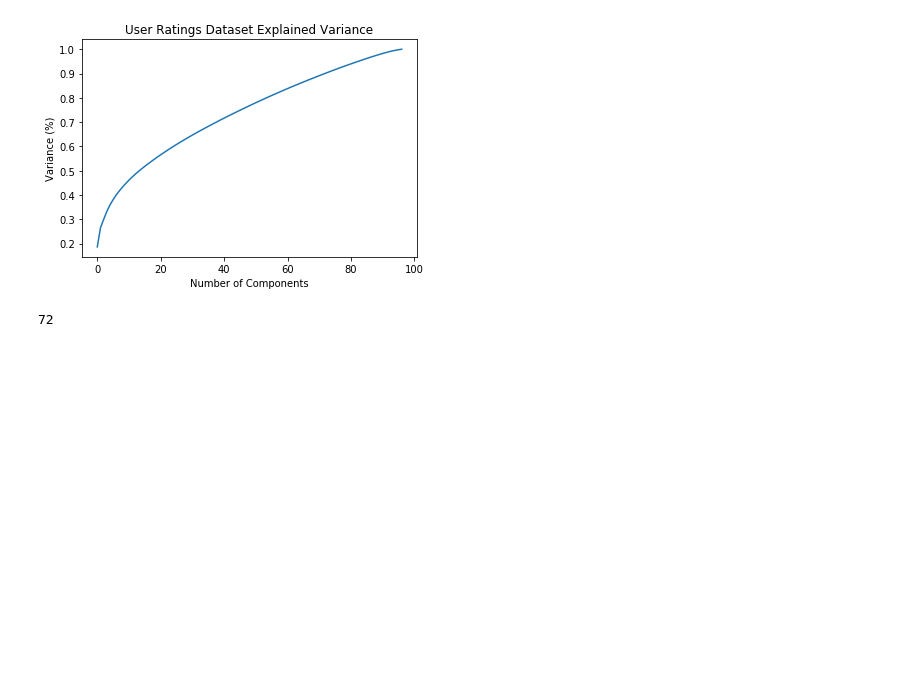
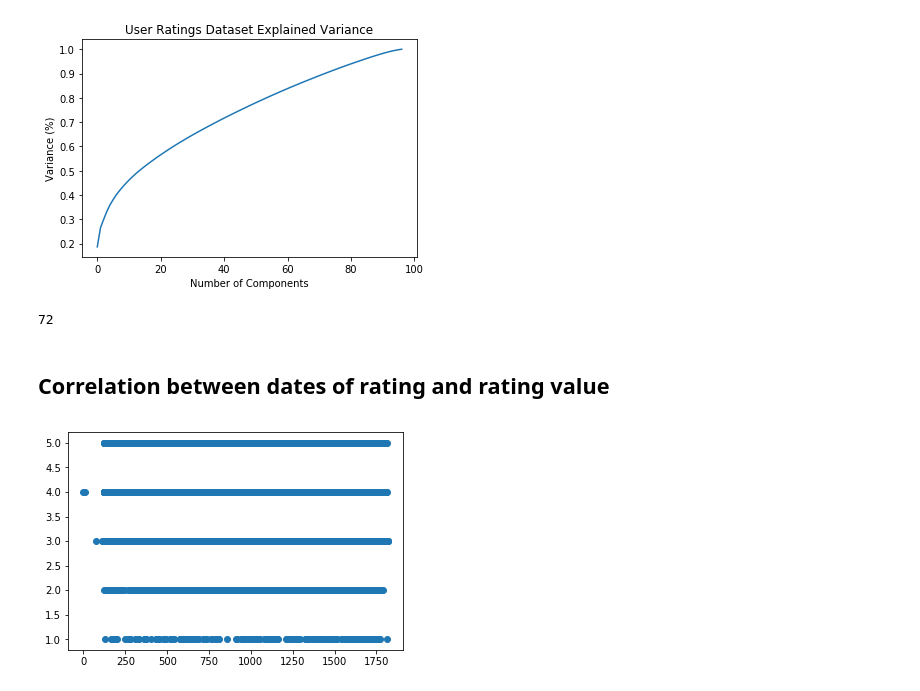
Before and after one commit to JonathanSomer/StatisticalLearningClassCompetition, a Jupyter notebook: visualize_data.ipynb, the cells around one changed output. Cells and saved outputs as stored; diff of their text form; code cells hidden in the pictures; blank space fills up the shorter version.

```diff
--- a/visualize_data.ipynb
+++ b/visualize_data.ipynb
@@ -110,3 +110,10 @@ np.argmax(np.cumsum(pca.explained_variance_ratio_) > 0.9)
 (10000, 97)
 [figure]
 72
+# %% [markdown]
+## Correlation between dates of rating and rating value
+# %%
+plt.scatter(Y_train[:,0] - get_output_movie_date(), Y_train[:,1])
+plt.show()
+# %% [output]
+[figure, added]
```
Also changed, not shown: parts of 8 cells of this notebook, 3 other files.
